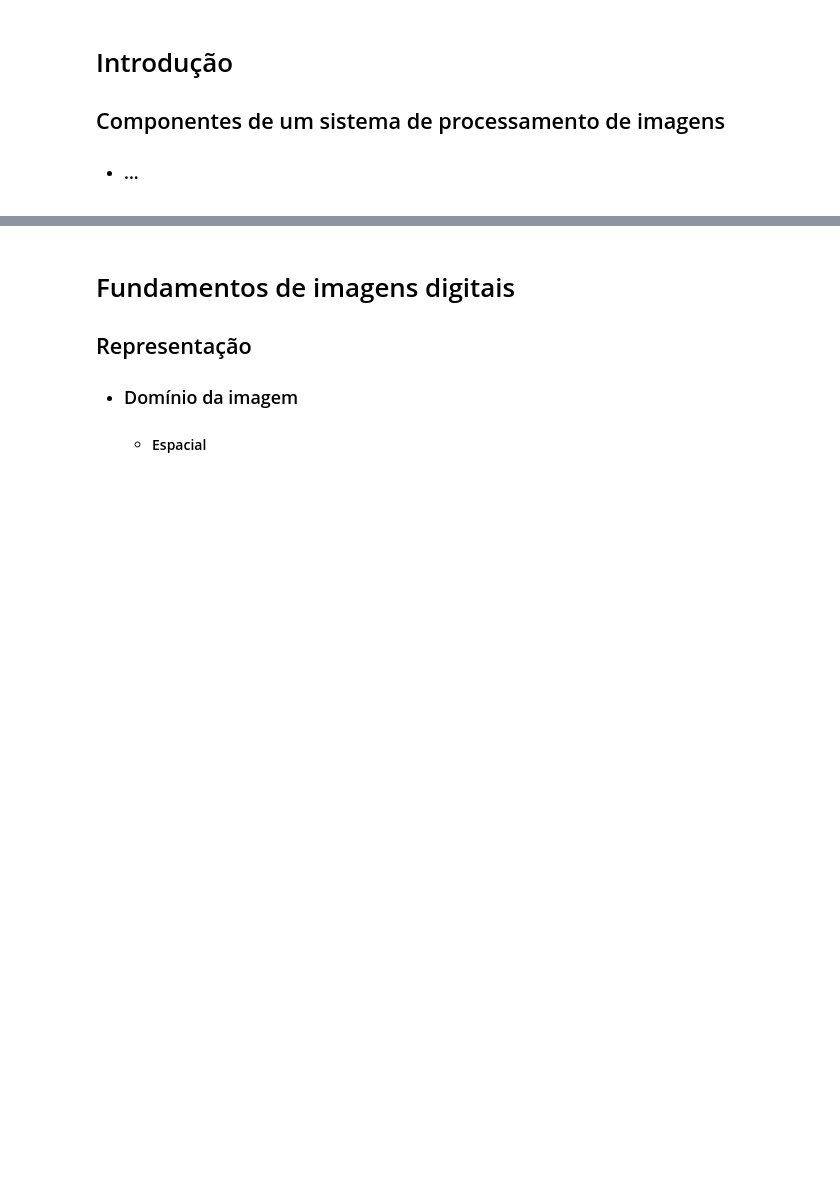
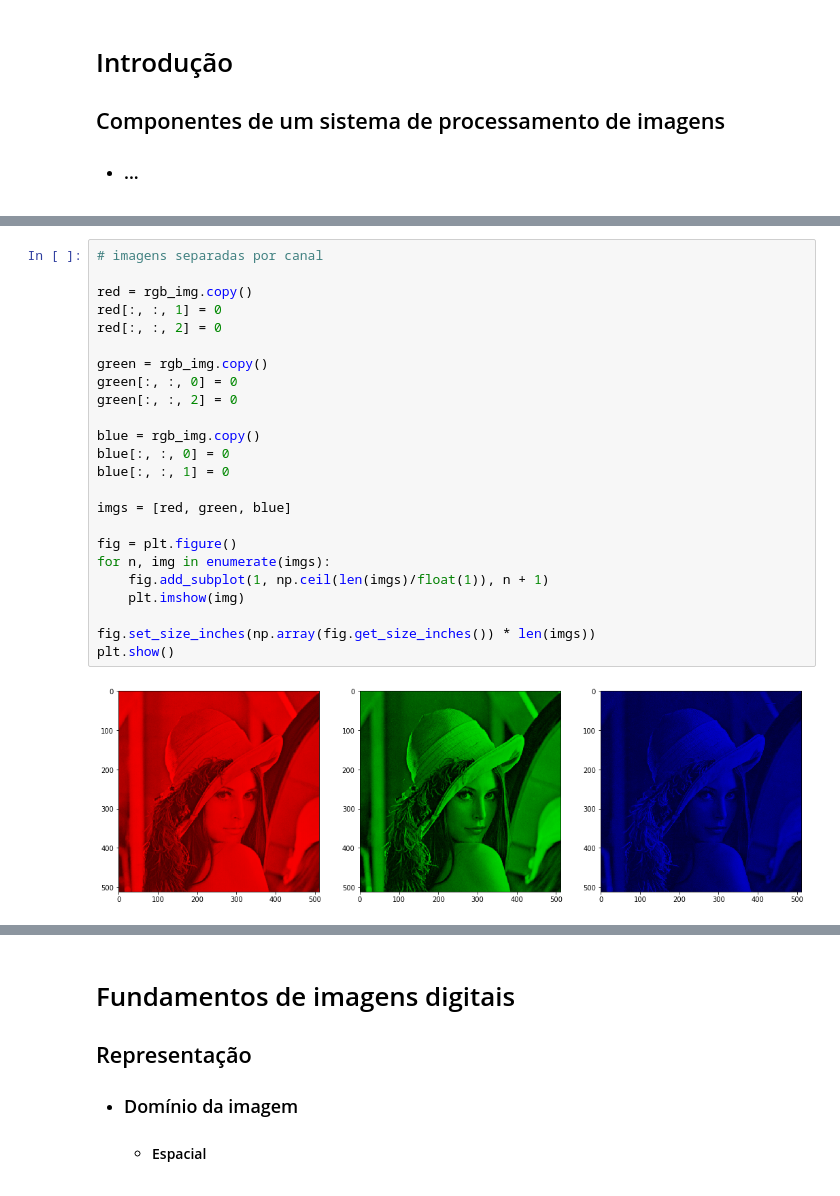
Before and after one commit to alfakini/university, a Jupyter notebook: digital-image-processing/class-1.ipynb, the cells around one changed output, grey strips where cells are left out. Drawn from its saved outputs; the diff is of its cells as text; blank space fills up the shorter version.

```diff
--- a/digital-image-processing/class-1.ipynb
+++ b/digital-image-processing/class-1.ipynb
@@ -59,0 +96,26 @@ import matplotlib.pyplot as plt
+# %%
+# imagens separadas por canal
+
+red = rgb_img.copy()
+red[:, :, 1] = 0
+red[:, :, 2] = 0
+
+green = rgb_img.copy()
+green[:, :, 0] = 0
+green[:, :, 2] = 0
+
+blue = rgb_img.copy()
+blue[:, :, 0] = 0
+blue[:, :, 1] = 0
+
+imgs = [red, green, blue]
+
+fig = plt.figure()
+for n, img in enumerate(imgs):
+    fig.add_subplot(1, np.ceil(len(imgs)/float(1)), n + 1)
+    plt.imshow(img)
+
+fig.set_size_inches(np.array(fig.get_size_inches()) * len(imgs))
+plt.show()
+# %% [output]
+[figure, added]
```
Also changed, not shown: parts of 7 cells of this notebook, 3 other files.
